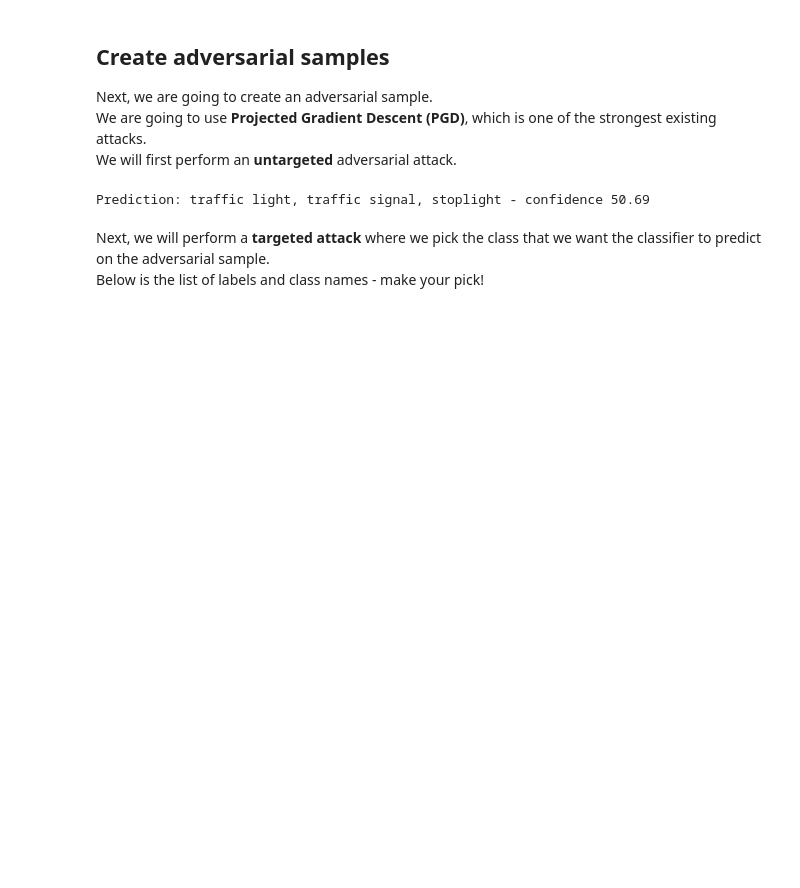
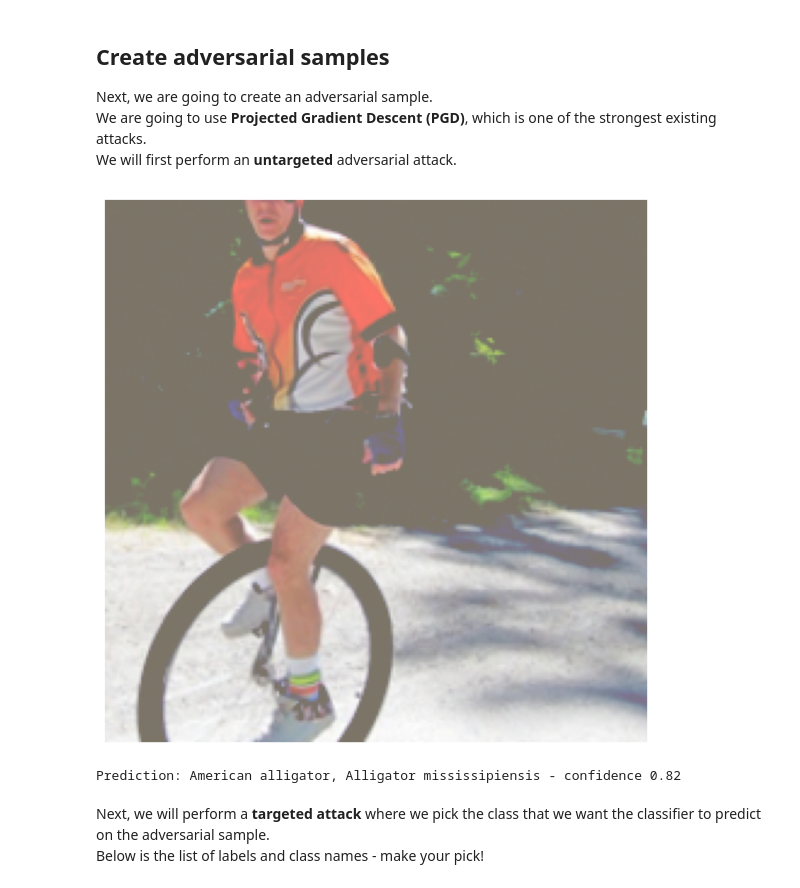
Before and after one commit to AlessandroSciarrillo/ethics_project, a Jupyter notebook: attack_defence_imagenet_pytorch.ipynb, the cells around one changed output. Cells and saved outputs as stored; diff of their text form; code cells hidden in the pictures; blank space fills up the shorter version.

```diff
--- a/attack_defence_imagenet_pytorch.ipynb
+++ b/attack_defence_imagenet_pytorch.ipynb
@@ -251,23 +231,53 @@ plt.figure(figsize=(8,8)); plt.imshow(loss_gradient_plot); plt.axis('off'); plt.
 Next, we are going to create an adversarial sample. <br>
 We are going to use **Projected Gradient Descent (PGD)**, which is one of the strongest existing attacks. <br>
 We will first perform an **untargeted** adversarial attack.
+# %%
+# TO check blurra un po
+def unnormalize(x_art_adv):
+    mean = np.array(transform.mean)[:, None, None]
+    std = np.array(transform.std)[:, None, None]
+    x_art_adv_unnorm = x_art_adv[0] * std + mean  # unnormalize
+    x_art_adv_unnorm = np.clip(x_art_adv_unnorm, 0, 1)  # ensure values are in [0,1]
+    x_art_adv_unnorm = np.transpose(x_art_adv_unnorm, (1, 2, 0))  # CHW -> HWC
+
+    return x_art_adv_unnorm
 # %%
 # Create the attacker:
-adv = ProjectedGradientDescent(classifier, targeted=False, max_iter=10, eps_step=1, eps=5)
+adv = ProjectedGradientDescent(classifier, targeted=False, max_iter=20, eps_step=0.001, eps=5, decay=0.9)
+
+
+# x_art = torch.tensor(images[idx].copy())
+# x_art = x_art.permute(2, 0, 1).float()
+# x_art = np.expand_dims(x_art, axis=0)  # Crop to 224x224
+
+x_art = np.array(images[idx].copy())
+x_art = transform(PILImage.fromarray(x_art)).numpy()
+x_art = np.expand_dims(x_art, axis=0)  # Crop to 224x224
 
 # Generate the adversarial sample:
 x_art_adv = adv.generate(x_art)
 
+x_art_adv_unnorm = unnormalize(x_art_adv)
+
+plt.figure(figsize=(8,8))
+plt.imshow(x_art_adv_unnorm)
+plt.axis('off')
+plt.show()
+
+
+
 # Plot the adversarial sample (note: we swap color channels back to RGB order):
-plt.figure(figsize=(8,8)); plt.imshow(x_art_adv[0] / 255); plt.axis('off'); plt.show()
+#plt.figure(figsize=(8,8)); plt.imshow(np.transpose(x_art_adv[0], (1, 2, 0))  / 255); plt.axis('off'); plt.show()
 
 # And apply the classifier to it:
 pred_adv = classifier.predict(x_art_adv)
+pred_adv = torch.softmax(torch.from_numpy(pred_adv), dim=1)
 label_adv = np.argmax(pred_adv, axis=1)[0]
 confidence_adv = pred_adv[:, label_adv][0]
-print('Prediction:', label_to_name(label_adv), '- confidence {0:.2f}'.format(confidence_adv))
+print('Prediction:', label_to_name(label_adv.item()), '- confidence {0:.2f}'.format(confidence_adv))
 # %% [output]
+[figure, added]
-Prediction: traffic light, traffic signal, stoplight - confidence 50.69
+Prediction: American alligator, Alligator mississipiensis - confidence 0.82
 # %% [markdown]
 Next, we will perform a **targeted attack** where we pick the class that we want the classifier to predict on the adversarial sample. <br>
 Below is the list of labels and class names - make your pick!
```
Also changed, not shown: parts of 9 cells of this notebook.
